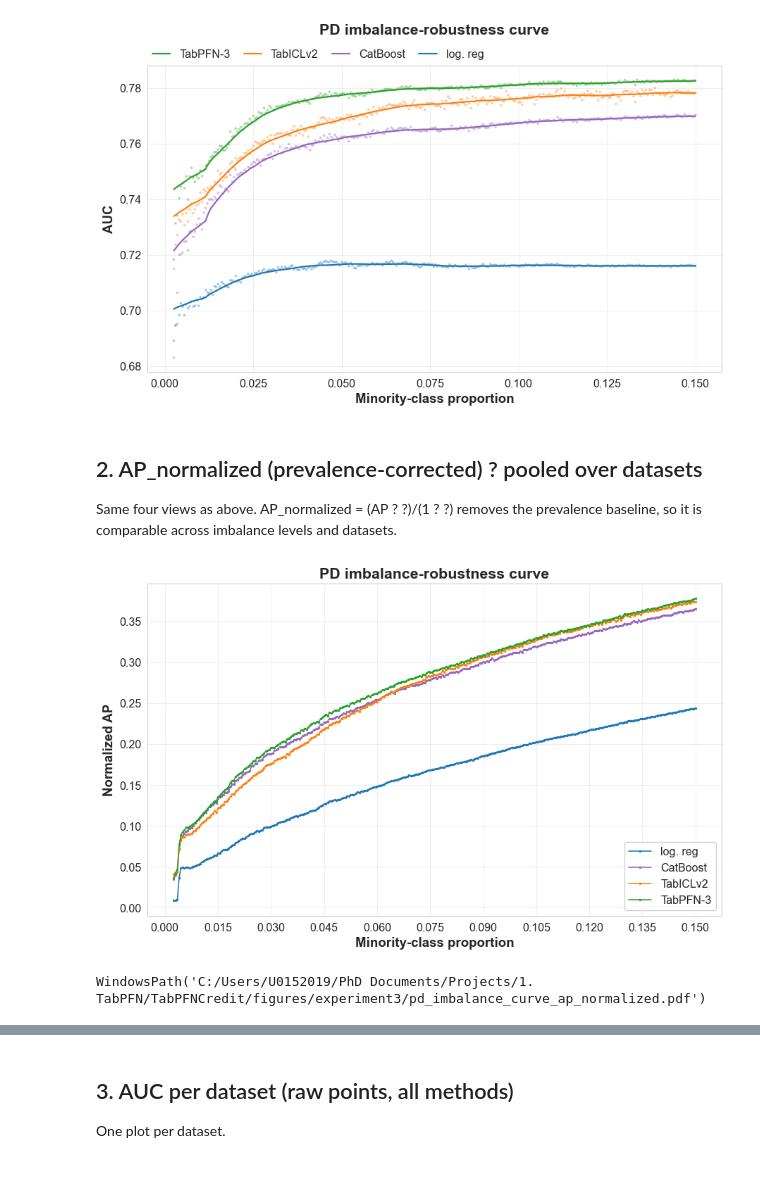
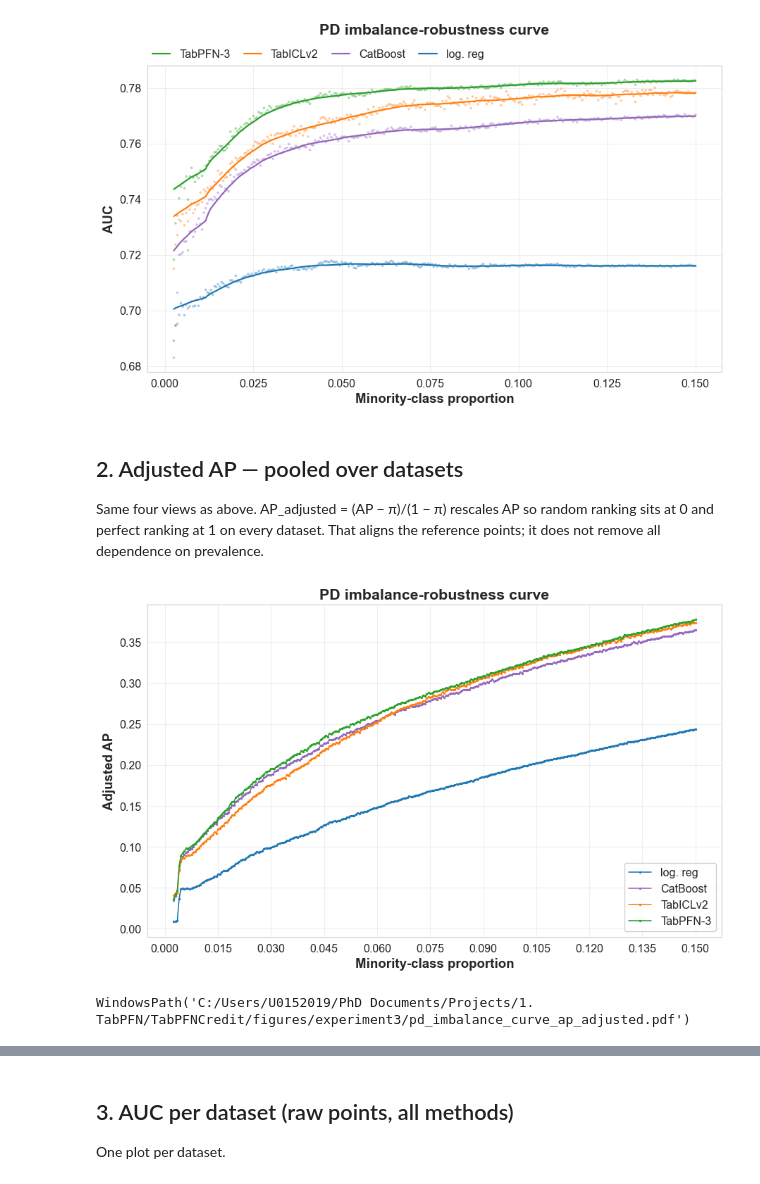
Before and after one commit to andreasgoethals/TabPFNCredit, a Jupyter notebook: notebooks/Experiment3.ipynb, the cells around one changed output, grey strips where cells are left out. Saved outputs shown, nothing was run; the diff lists cells and outputs as text; code cells hidden in the pictures.

Commit message:
AP_adjusted

```diff
--- a/notebooks/Experiment3.ipynb
+++ b/notebooks/Experiment3.ipynb
@@ -62,12 +62,12 @@ for smooth_window in ('less', 'standard', 'more'):
 [figure]
 [figure]
 # %% [markdown]
-## 2. AP_normalized (prevalence-corrected) ? pooled over datasets
+## 2. Adjusted AP — pooled over datasets
 
-Same four views as above. AP_normalized = (AP ? ?)/(1 ? ?) removes the prevalence baseline, so it is comparable across imbalance levels and datasets.
+Same four views as above. AP_adjusted = (AP − π)/(1 − π) rescales AP so random ranking sits at 0 and perfect ranking at 1 on every dataset. That aligns the reference points; it does not remove all dependence on prevalence.
 # %%
-imbalance_curve(df, 'AP_normalized', task_name='PD', out_dir=FIGURES_DIR)
+imbalance_curve(df, 'AP_adjusted', task_name='PD', out_dir=FIGURES_DIR)
 # %% [output]
-[figure, old version]
+[figure, new version]
-WindowsPath('C:/Users/U0152019/PhD Documents/Projects/1. TabPFN/TabPFNCredit/figures/experiment3/pd_imbalance_curve_ap_normalized.pdf')
+WindowsPath('C:/Users/U0152019/PhD Documents/Projects/1. TabPFN/TabPFNCredit/figures/experiment3/pd_imbalance_curve_ap_adjusted.pdf')
 # %%
```
Also changed, not shown: parts of 5 cells of this notebook, 19 other files.
